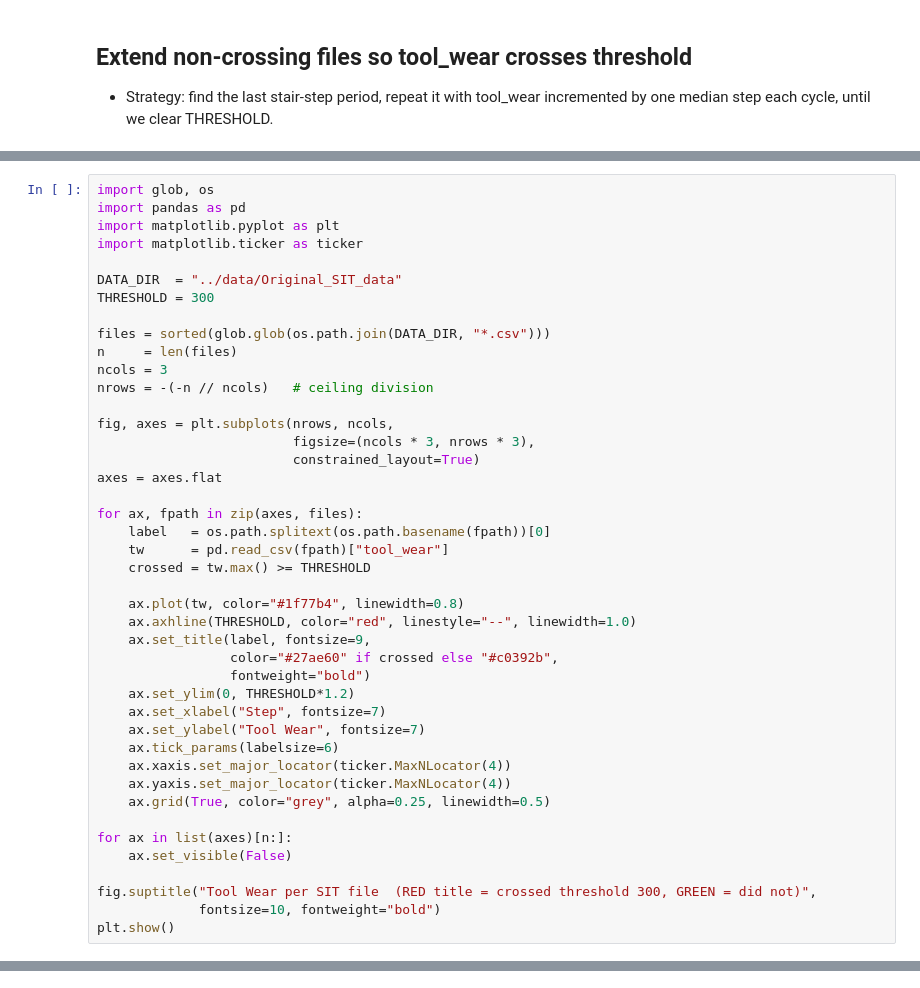
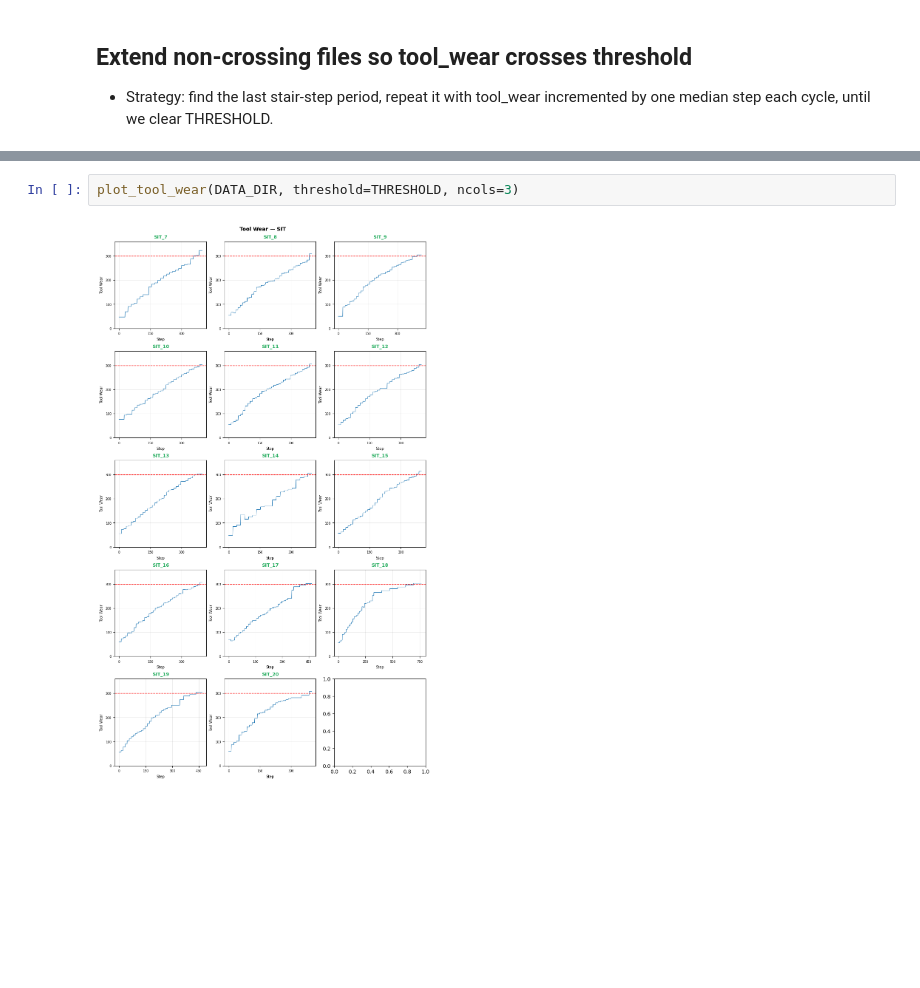
Before and after one commit to RajeshSiraskar-PhD/AutoRL, a Jupyter notebook: utilities/AnalyzeModels.ipynb, the cells around one changed output, grey strips where cells are left out. Saved outputs shown, nothing was run; the diff lists cells and outputs as text; blank space fills up the shorter version.

```diff
--- a/utilities/AnalyzeModels.ipynb
+++ b/utilities/AnalyzeModels.ipynb
@@ -427,43 +366,0 @@ Done. 3 file(s) written to '../data/SIT_Extended'
-# %%
-import glob, os
-import pandas as pd
-import matplotlib.pyplot as plt
-import matplotlib.ticker as ticker
-
-DATA_DIR  = "../data/Original_SIT_data"
-THRESHOLD = 300
-
-files = sorted(glob.glob(os.path.join(DATA_DIR, "*.csv")))
-n     = len(files)
-ncols = 3
-nrows = -(-n // ncols)   # ceiling division
-
-fig, axes = plt.subplots(nrows, ncols,
-                         figsize=(ncols * 3, nrows * 3),
-                         constrained_layout=True)
-axes = axes.flat
-
-for ax, fpath in zip(axes, files):
-    label   = os.path.splitext(os.path.basename(fpath))[0]
-    tw      = pd.read_csv(fpath)["tool_wear"]
-    crossed = tw.max() >= THRESHOLD
-
-    ax.plot(tw, color="#1f77b4", linewidth=0.8)
-    ax.axhline(THRESHOLD, color="red", linestyle="--", linewidth=1.0)
-    ax.set_title(label, fontsize=9,
-                 color="#27ae60" if crossed else "#c0392b",
-                 fontweight="bold")
-    ax.set_ylim(0, THRESHOLD*1.2)
-    ax.set_xlabel("Step", fontsize=7)
-    ax.set_ylabel("Tool Wear", fontsize=7)
-    ax.tick_params(labelsize=6)
-    ax.xaxis.set_major_locator(ticker.MaxNLocator(4))
-    ax.yaxis.set_major_locator(ticker.MaxNLocator(4))
-    ax.grid(True, color="grey", alpha=0.25, linewidth=0.5)
-
-for ax in list(axes)[n:]:
-    ax.set_visible(False)
-
-fig.suptitle("Tool Wear per SIT file  (RED title = crossed threshold 300, GREEN = did not)",
-             fontsize=10, fontweight="bold")
-plt.show()
@@ -471,0 +367,4 @@ plt.show()
+# %%
+plot_tool_wear(DATA_DIR, threshold=THRESHOLD, ncols=3)
+# %% [output]
+[figure, added]
```
Also changed, not shown: parts of 15 cells of this notebook, 1 other file.
